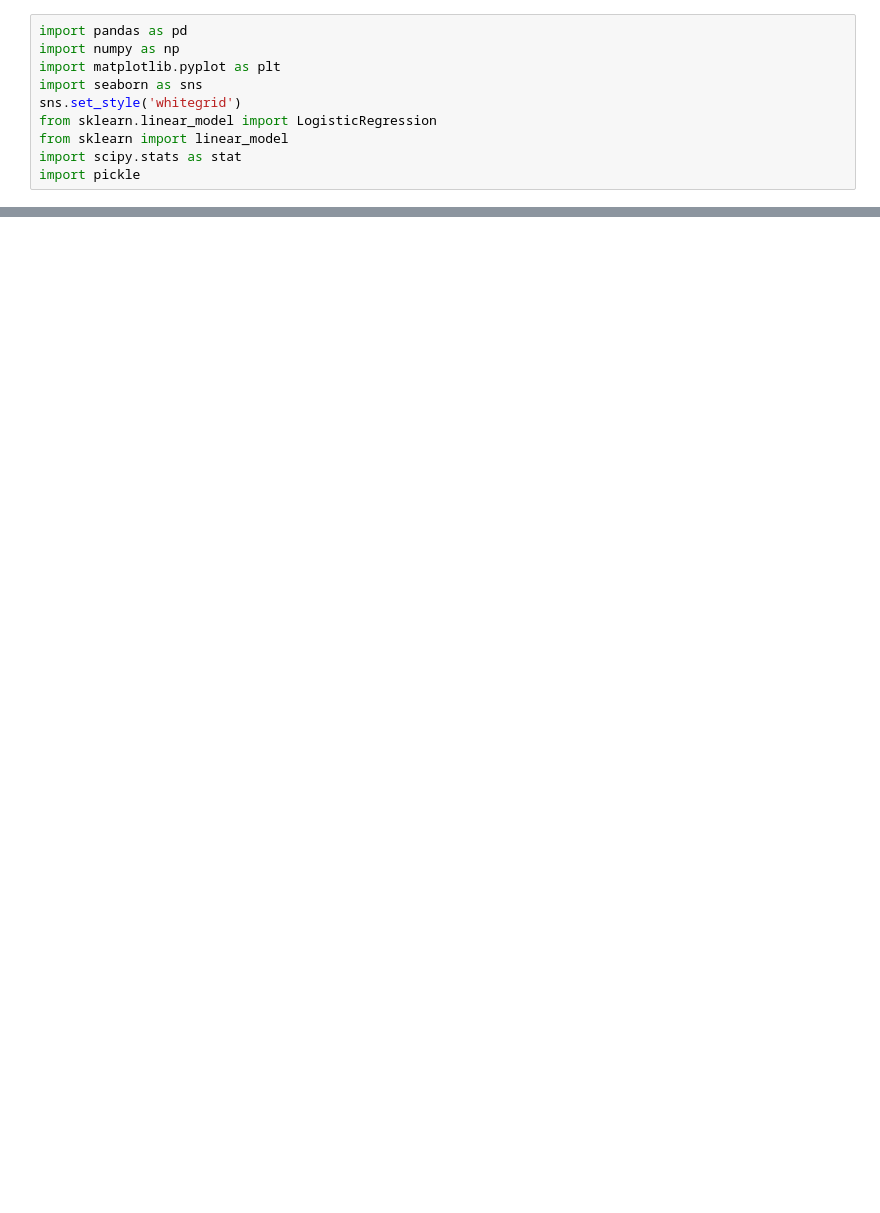
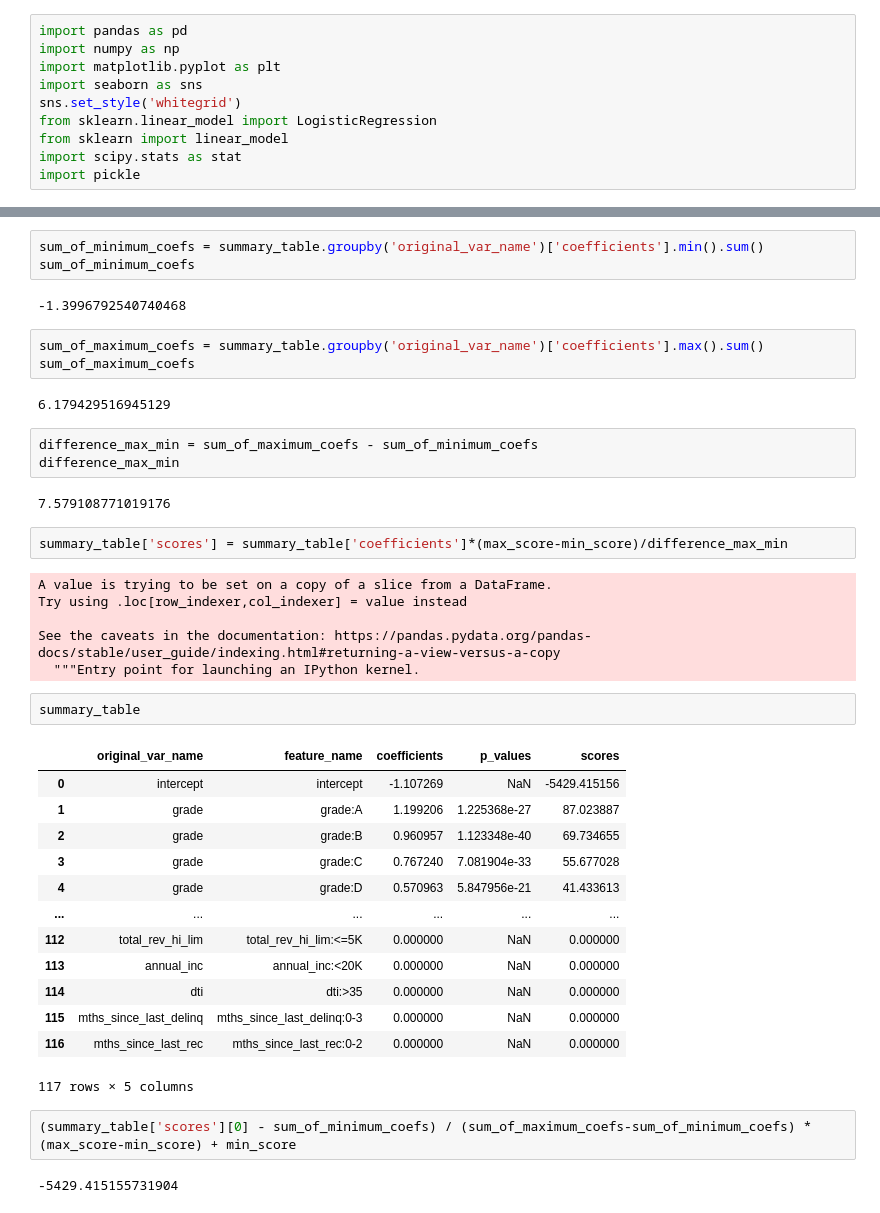
Before and after one commit to EmilSeyfullayev/Credit_Risk_Modeling_in_Python, a Jupyter notebook: Scoring.ipynb, the cells around one changed output, grey strips where cells are left out. Saved outputs shown, nothing was run; the diff lists cells and outputs as text; blank space fills up the shorter version.

```diff
--- a/Scoring.ipynb
+++ b/Scoring.ipynb
@@ -62,0 +260,43 @@ array([[ 1.19920637e+00,  9.60957332e-01,  7.67240462e-01,
+# %%
+sum_of_minimum_coefs = summary_table.groupby('original_var_name')['coefficients'].min().sum()
+sum_of_minimum_coefs
+# %% [output]
+-1.3996792540740468
+# %%
+sum_of_maximum_coefs = summary_table.groupby('original_var_name')['coefficients'].max().sum()
+sum_of_maximum_coefs
+# %% [output]
+6.179429516945129
+# %%
+difference_max_min = sum_of_maximum_coefs - sum_of_minimum_coefs
+difference_max_min
+# %% [output]
+7.579108771019176
+# %%
+summary_table['scores'] = summary_table['coefficients']*(max_score-min_score)/difference_max_min
+# %% [output]
+A value is trying to be set on a copy of a slice from a DataFrame.
+Try using .loc[row_indexer,col_indexer] = value instead
+
+See the caveats in the documentation: https://pandas.pydata.org/pandas-docs/stable/user_guide/indexing.html#returning-a-view-versus-a-copy
+  """Entry point for launching an IPython kernel.
+# %%
+summary_table
+# %% [output]
+|  | original_var_name | feature_name | coefficients | p_values | scores |
+| 0 | intercept | intercept | -1.107269 | NaN | -5429.415156 |
+| 1 | grade | grade:A | 1.199206 | 1.225368e-27 | 87.023887 |
+| 2 | grade | grade:B | 0.960957 | 1.123348e-40 | 69.734655 |
+| 3 | grade | grade:C | 0.767240 | 7.081904e-33 | 55.677028 |
+| 4 | grade | grade:D | 0.570963 | 5.847956e-21 | 41.433613 |
+| ... | ... | ... | ... | ... | ... |
+| 112 | total_rev_hi_lim | total_rev_hi_lim:<=5K | 0.000000 | NaN | 0.000000 |
+| 113 | annual_inc | annual_inc:<20K | 0.000000 | NaN | 0.000000 |
+| 114 | dti | dti:>35 | 0.000000 | NaN | 0.000000 |
+| 115 | mths_since_last_delinq | mths_since_last_delinq:0-3 | 0.000000 | NaN | 0.000000 |
+| 116 | mths_since_last_rec | mths_since_last_rec:0-2 | 0.000000 | NaN | 0.000000 |
+117 rows × 5 columns
+# %%
+(summary_table['scores'][0] - sum_of_minimum_coefs) / (sum_of_maximum_coefs-sum_of_minimum_coefs) * (max_score-min_score) + min_score
+# %% [output]
+-5429.415155731904
```
Also changed, not shown: parts of 16 cells of this notebook.
